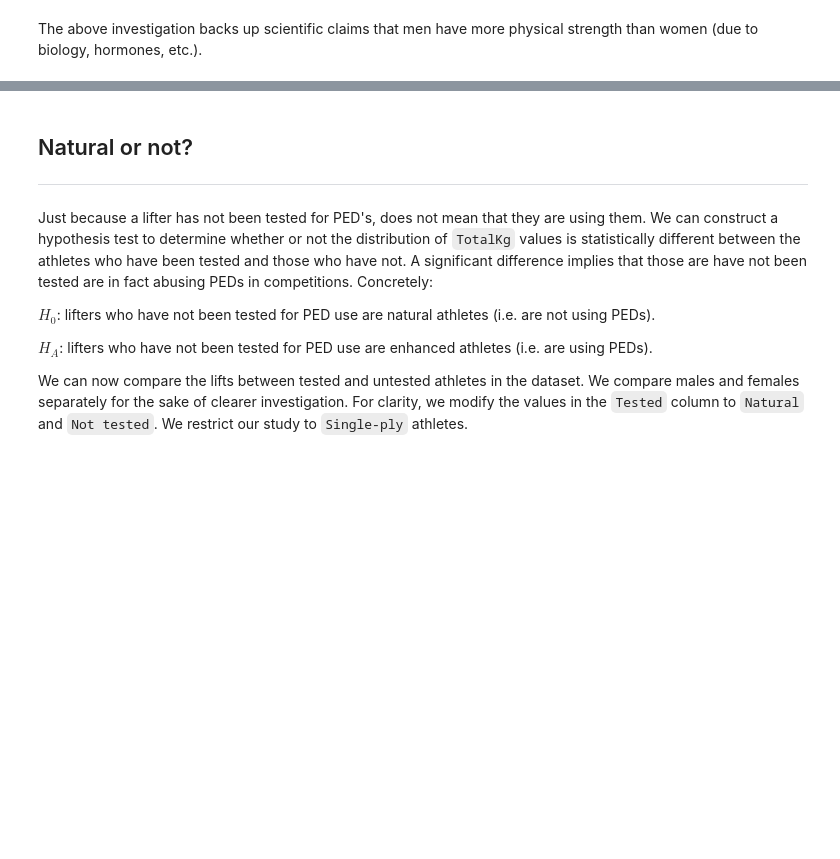
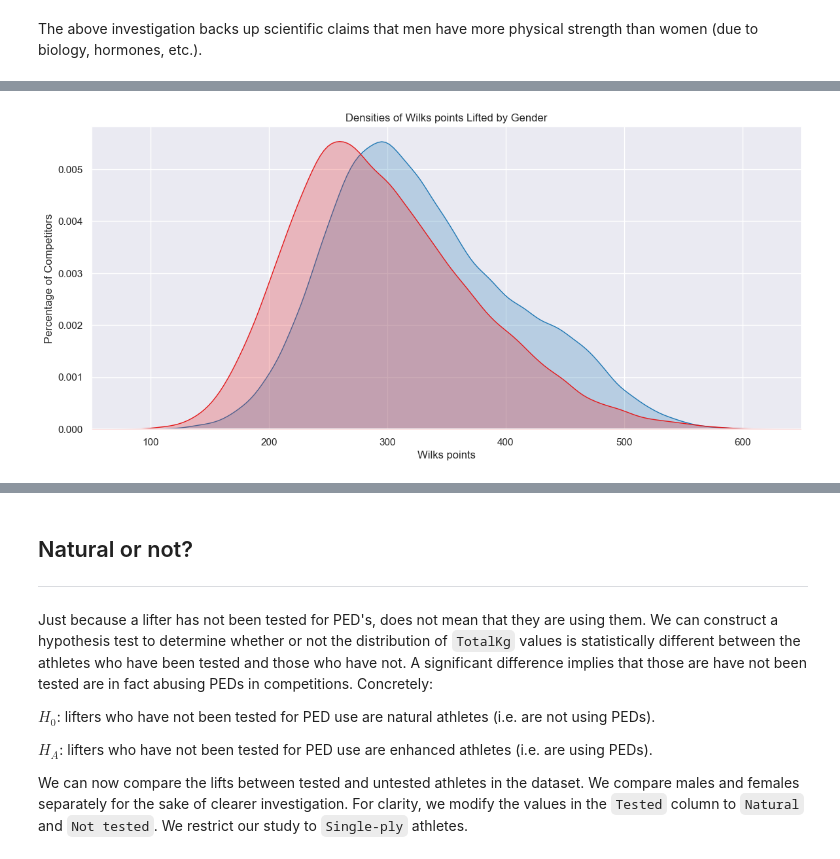
Before and after one commit to AmeerAliSaleem/powerlifting, a Jupyter notebook: Powerlifting_battle_of_the_genders.ipynb, the cells around one changed output, grey strips where cells are left out. Cells and saved outputs as stored; diff of their text form; code cells hidden in the pictures; blank space fills up the shorter version.

```diff
--- a/Powerlifting_battle_of_the_genders.ipynb
+++ b/Powerlifting_battle_of_the_genders.ipynb
@@ -327,0 +337,14 @@ The above investigation backs up scientific claims that men have more physical s
+# %%
+plt.figure(figsize = (14, 6))
+sns.kdeplot(males_wilks, label='Natural', fill=True, color = dblue)
+sns.kdeplot(females_wilks, label='Not tested', fill=True, color = dred)
+
+plt.title('Densities of Wilks points Lifted by Gender')
+#plt.yticks([])
+plt.xticks([0, 100, 200, 300, 400, 500, 600])
+plt.xlim(50, 650)
+plt.xlabel('Wilks points')
+plt.ylabel('Percentage of Competitors')
+plt.show()
+# %% [output]
+[figure, added]
```
Also changed, not shown: parts of 13 cells of this notebook.
